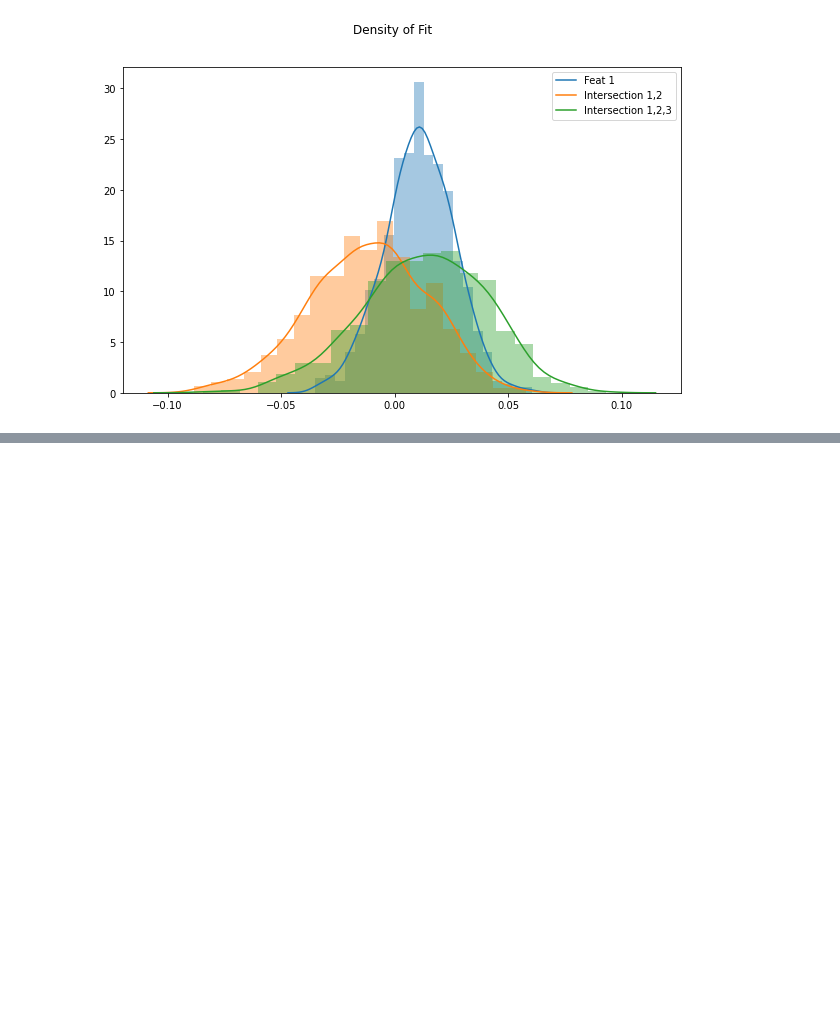
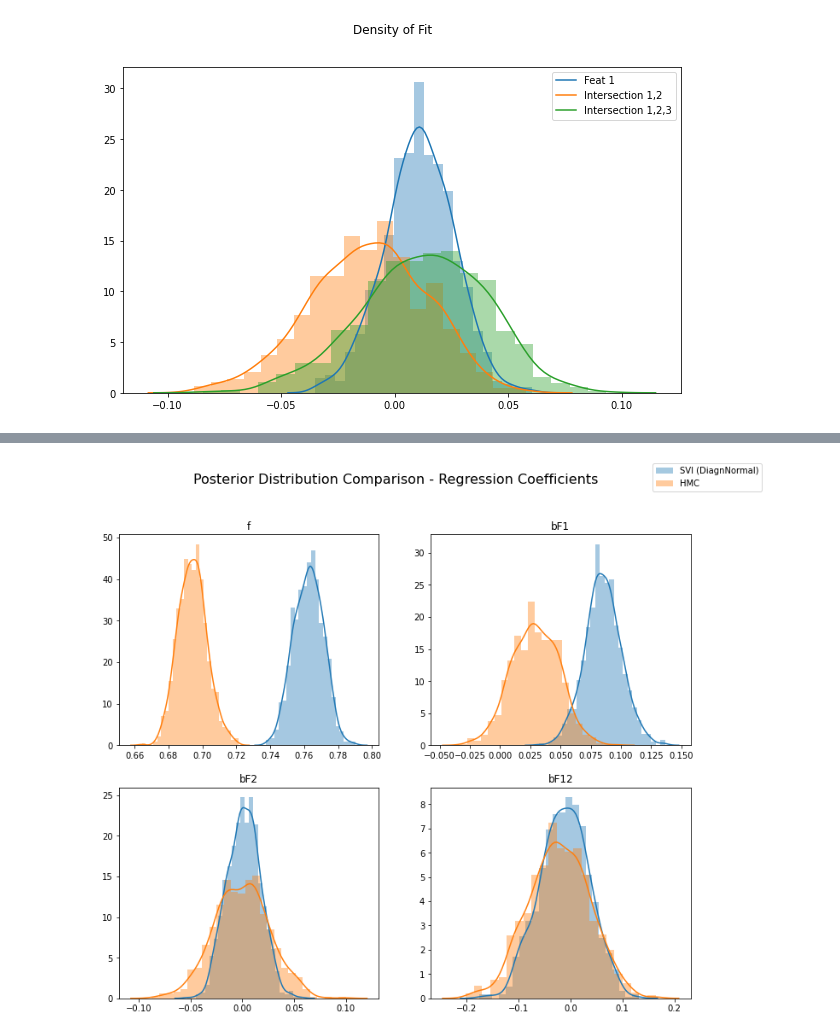
Before and after one commit to RMichae1/PyroStudies, a Jupyter notebook: PyTorch_BayesRegr.ipynb, the cells around one changed output, grey strips where cells are left out. Drawn from its saved outputs; the diff is of its cells as text; code cells hidden in the pictures; blank space fills up the shorter version.

Commit message:
comparison SVI fit with HMC

```diff
--- a/PyTorch_BayesRegr.ipynb
+++ b/PyTorch_BayesRegr.ipynb
@@ -242,0 +291,11 @@ Text(0.5, 0.98, 'Density of Fit')
+# %%
+def summary(samples):
+    """
+    Utility function to summarise the fit
+    """
+    site_stats = {}
+    for site_name, values in samples.items():
+        marginal_site = pd.DataFrame(values)
+        describe = marginal_site.describe(percentiles=[.05, 0.25, 0.5, 0.75, 0.95]).transpose()
+        site_stats[site_name] = describe[["mean", "std", "5%", "25%", "50%", "75%", "95%"]]
+    return site_stats
@@ -242,0 +332,10 @@ Text(0.5, 0.98, 'Density of Fit')
+# %%
+# predictive sampling from fit
+num_samples = 1000
+predict = Predictive(model, guide=guide, num_samples=num_samples)
+svi_samples = {k: v.reshape(num_samples).detach().cpu().numpy()
+              for k, v in predict(EXPLAIN=y, F1=f1, F2=f2, F3=f3).items() if k!="obs"}
+
+for site, values in summary(svi_samples).items():
+    print("\nSite {}".format(site))
+    print(values)
@@ -242,0 +362,11 @@ Text(0.5, 0.98, 'Density of Fit')
+# %%
+nuts_kernel = NUTS(model)
+
+mcmc = MCMC(nuts_kernel, num_samples=num_samples, warmup_steps=200)
+mcmc.run(f1, f2, f3, y)
+
+hmc_samples = {k: v.detach().cpu().numpy() for k, v in mcmc.get_samples().items()}
+# %%
+for site, values in summaryahmc_samples_samples).items():
+    print("\nSite {}".format(site))
+    print(values)
@@ -242,0 +391,15 @@ Text(0.5, 0.98, 'Density of Fit')
+# %%
+# compare posterior distributions
+sites = ["f", "bF1", "bF2", "bF12", "sigma"]
+
+fig, axs = plt.subplots(nrows=2, ncols=2, figsize=(12,10))
+fig.suptitle("Posterior Distribution Comparison - Regression Coefficients", fontsize=16)
+for i, ax in enumerate(axs.reshape(-1)):
+    site = sites[i]
+    sns.distplot(svi_samples[site], ax=ax, label="SVI (DiagnNormal)")
+    sns.distplot(hmc_samples[site], ax=ax, label="HMC")
+    ax.set_title(site)
+handles, labels = ax.get_legend_handles_labels()
+fig.legend(handles, labels, loc="upper right");
+# %% [output]
+[figure, added]
```
Also changed, not shown: parts of 9 cells of this notebook.
